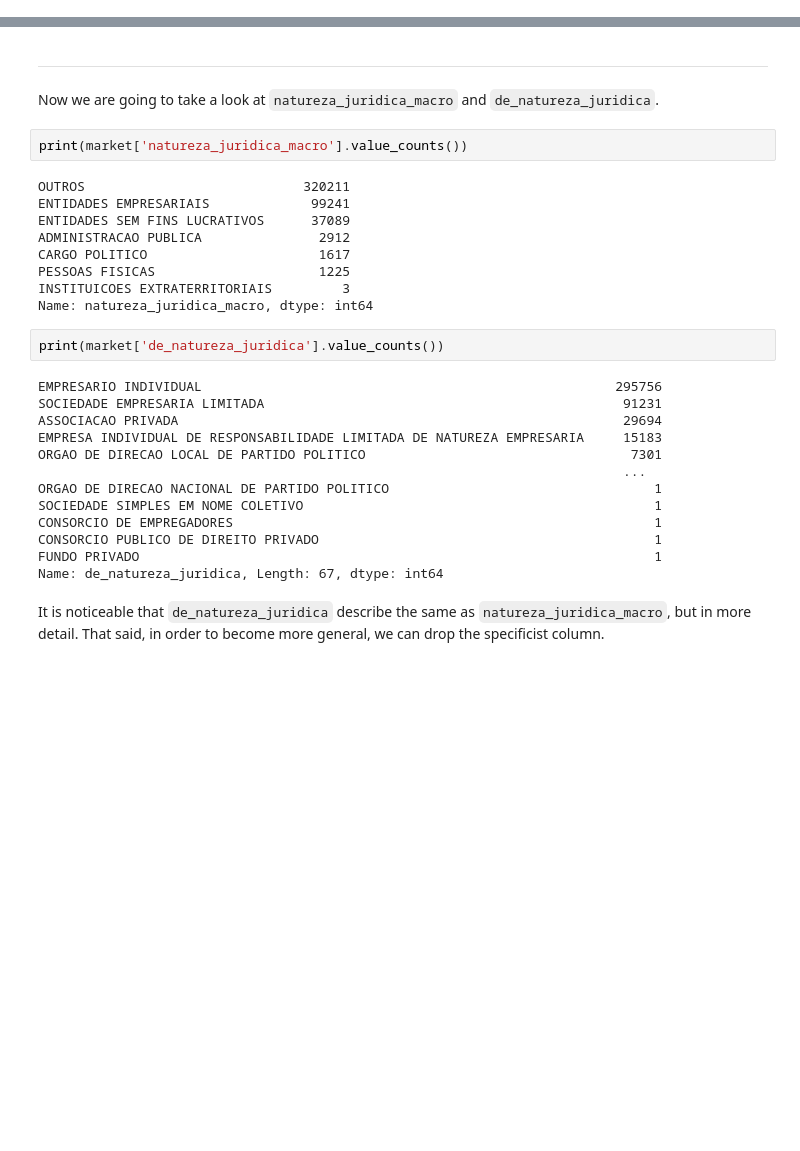
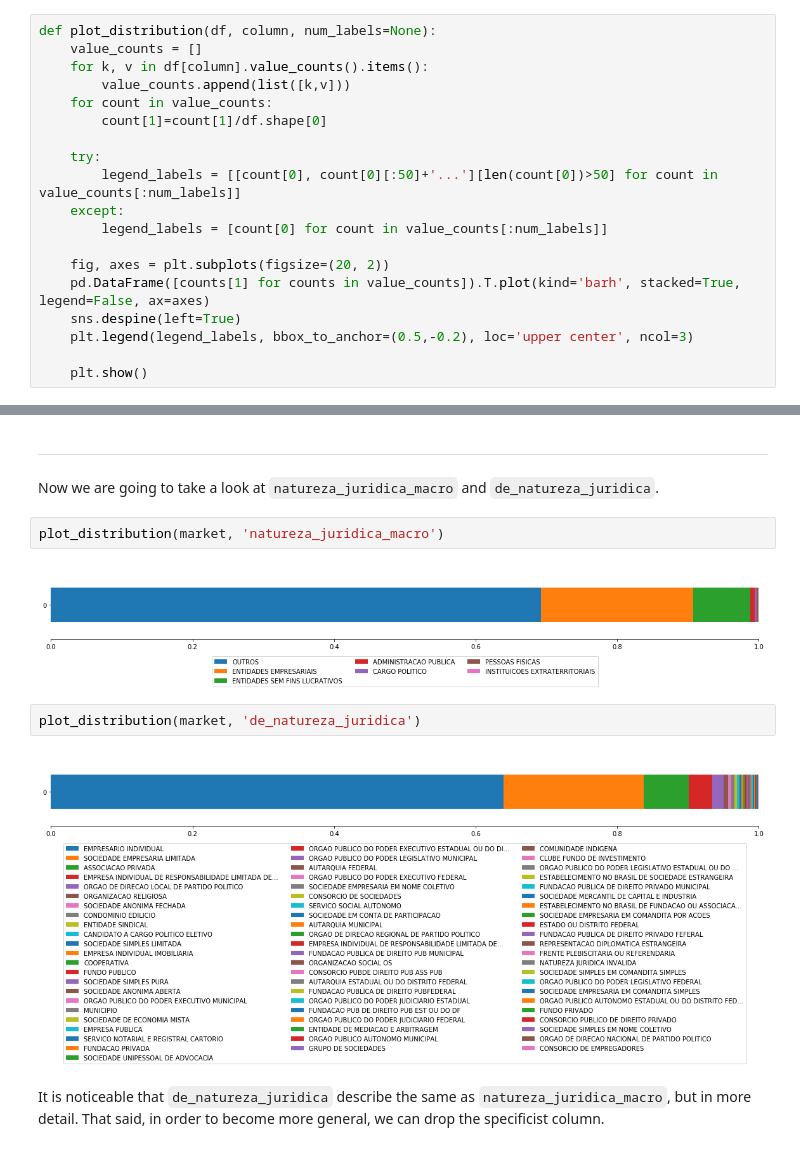
Before and after one commit to w-alves/leads-recommender, a Jupyter notebook: notebook/leads_recommender.ipynb, the cells around one changed output, grey strips where cells are left out. Saved outputs shown, nothing was run; the diff lists cells and outputs as text; blank space fills up the shorter version.

````diff
--- a/notebook/leads_recommender.ipynb
+++ b/notebook/leads_recommender.ipynb
@@ -76,6 +81,25 @@ def drop_col(df, col):
     df.drop(columns = col, inplace=True)
   except:
     print(f'The column {col} does not exist or has lready been removed.')
+# %%
+def plot_distribution(df, column, num_labels=None):
+    value_counts = []
+    for k, v in df[column].value_counts().items():
+        value_counts.append(list([k,v]))
+    for count in value_counts:
+        count[1]=count[1]/df.shape[0]
+
+    try:
+        legend_labels = [[count[0], count[0][:50]+'...'][len(count[0])>50] for count in value_counts[:num_labels]]
+    except:
+        legend_labels = [count[0] for count in value_counts[:num_labels]]
+
+    fig, axes = plt.subplots(figsize=(20, 2))
+    pd.DataFrame([counts[1] for counts in value_counts]).T.plot(kind='barh', stacked=True, legend=False, ax=axes)
+    sns.despine(left=True)
+    plt.legend(legend_labels, bbox_to_anchor=(0.5,-0.2), loc='upper center', ncol=3)
+
+    plt.show()
 # %%
 def encode(df):
   categorical_columns = df.select_dtypes(exclude=['int64', 'float64']).columns.tolist()
@@ -116,31 +138,13 @@ drop_col(market, 'fl_matriz')
 ----
 Now we are going to take a look at ```natureza_juridica_macro``` and ```de_natureza_juridica```.
 # %%
-print(market['natureza_juridica_macro'].value_counts())
+plot_distribution(market, 'natureza_juridica_macro')
 # %% [output]
-OUTROS                            320211
-ENTIDADES EMPRESARIAIS             99241
-ENTIDADES SEM FINS LUCRATIVOS      37089
-ADMINISTRACAO PUBLICA               2912
-CARGO POLITICO                      1617
-PESSOAS FISICAS                     1225
-INSTITUICOES EXTRATERRITORIAIS         3
-Name: natureza_juridica_macro, dtype: int64
+[figure, added]
 # %%
-print(market['de_natureza_juridica'].value_counts())
+plot_distribution(market, 'de_natureza_juridica')
 # %% [output]
-EMPRESARIO INDIVIDUAL                                                     295756
-SOCIEDADE EMPRESARIA LIMITADA                                              91231
-ASSOCIACAO PRIVADA                                                         29694
-EMPRESA INDIVIDUAL DE RESPONSABILIDADE LIMITADA DE NATUREZA EMPRESARIA     15183
-ORGAO DE DIRECAO LOCAL DE PARTIDO POLITICO                                  7301
-                                                                           ...
-ORGAO DE DIRECAO NACIONAL DE PARTIDO POLITICO                                  1
-SOCIEDADE SIMPLES EM NOME COLETIVO                                             1
-CONSORCIO DE EMPREGADORES                                                      1
-CONSORCIO PUBLICO DE DIREITO PRIVADO                                           1
-FUNDO PRIVADO                                                                  1
-Name: de_natureza_juridica, Length: 67, dtype: int64
+[figure, added]
 # %% [markdown]
 It is noticeable that ```de_natureza_juridica``` describe the same as ```natureza_juridica_macro```, but in more detail. That said, in order to become more general, we can drop the specificist column.
 # %%
````
Also changed, not shown: parts of 27 cells of this notebook.
